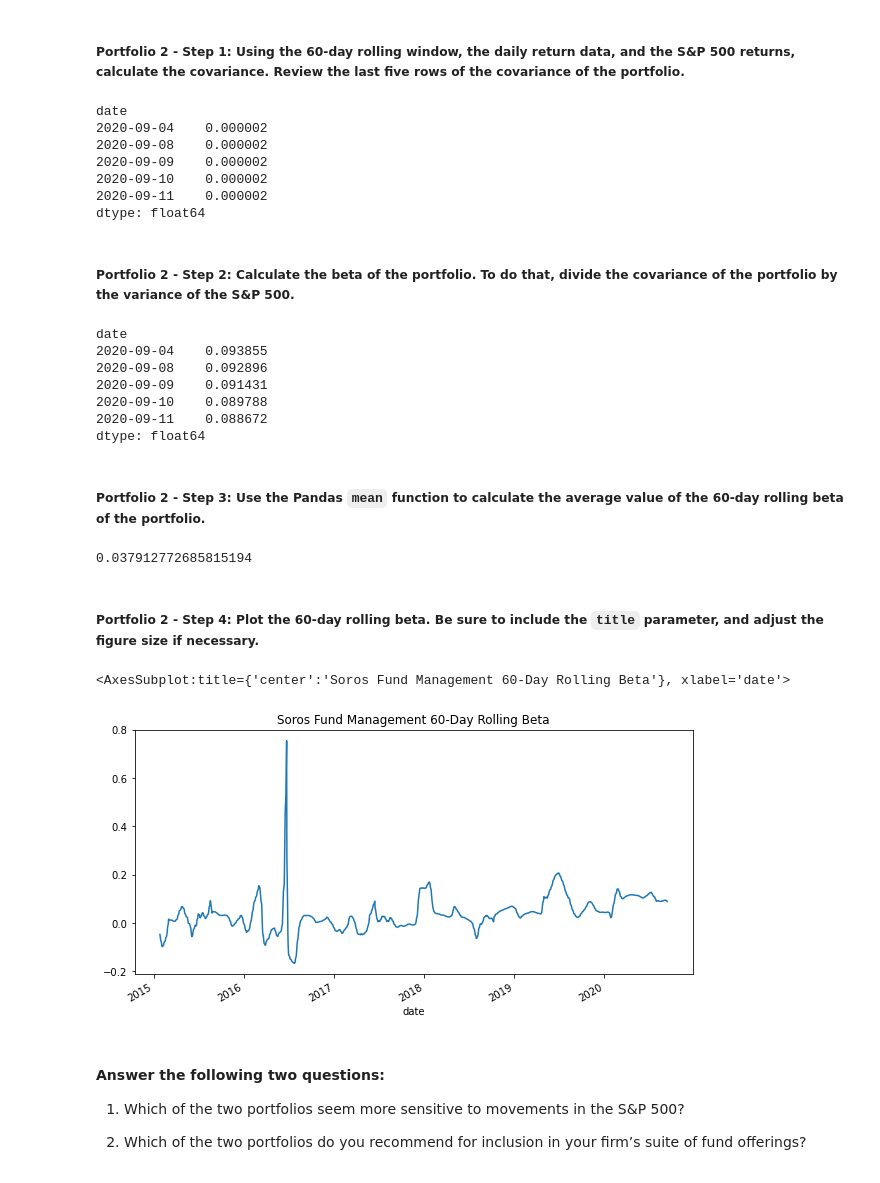
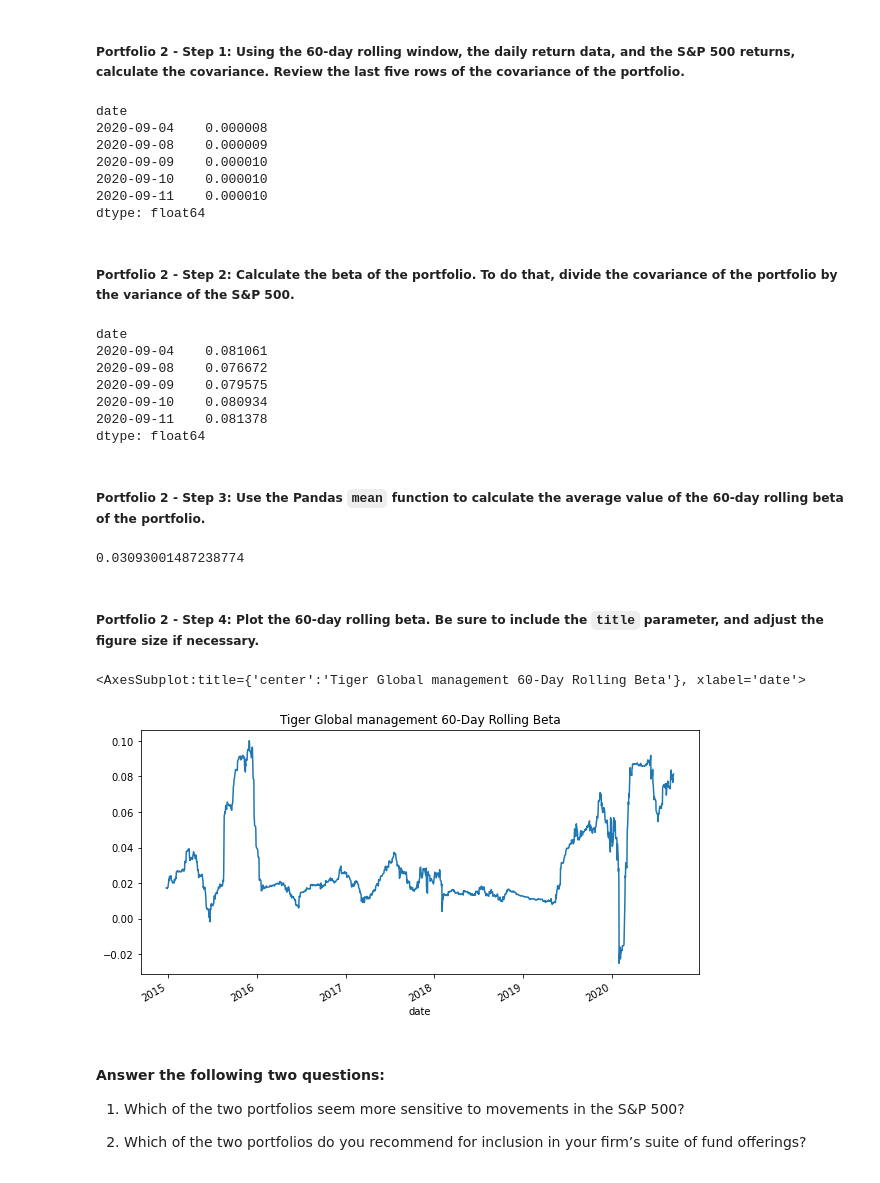
Before and after one commit to DynahB1/Challenge_04, a Jupyter notebook: Starter_Code/risk_return_analysis.ipynb, the cells around one changed output. Saved outputs shown, nothing was run; the diff lists cells and outputs as text; code cells hidden in the pictures.

```diff
--- a/Starter_Code/risk_return_analysis.ipynb
+++ b/Starter_Code/risk_return_analysis.ipynb
@@ -361,8 +361,8 @@ Your analysis is nearing completion. Now, you need to evaluate how the portfolio
 #### Use the Pandas `var` function to calculate the variance of the S&P 500 by using a 60-day rolling window. Visualize the last five rows of the variance of the S&P 500.
 # %%
 # Calculate the variance of the S&P 500 using a rolling 60-day window.
-SP_daily_returns = daily_returns_df.loc[:, "S&P 500"]
-SP_daily_returns_rvar = SP_daily_returns.rolling(window=60).var()
-SP_daily_returns_rvar.tail()
+sp_daily_returns = daily_returns_df.loc[:, "S&P 500"]
+sp_daily_returns_rvar = sp_daily_returns.rolling(window=60).var()
+sp_daily_returns_rvar.tail()
 # %% [output]
 date
@@ -437,49 +437,49 @@ beta_bh_sp.plot(figsize=(10, 5), title="Berkshire Hathaway 60-Day Rolling Beta")
 # %%
 # Calculate the covariance using a 60-day rolling window
 # Review the last five rows of the covariance data
-covariance_soros_SP = daily_returns_df["S&P 500"].rolling(window=60).cov(daily_returns_df["SOROS FUND MANAGEMENT LLC"])
+covariance_tiger_sp = daily_returns_df["TIGER GLOBAL MANAGEMENT LLC"].rolling(window=60).cov(daily_returns_df["S&P 500"])
 # %%
-covariance_soros_SP.tail()
+covariance_tiger_sp.tail()
 # %% [output]
 date
-2020-09-04    0.000002
-2020-09-08    0.000002
-2020-09-09    0.000002
-2020-09-10    0.000002
-2020-09-11    0.000002
+2020-09-04    0.000008
+2020-09-08    0.000009
+2020-09-09    0.000010
+2020-09-10    0.000010
+2020-09-11    0.000010
 dtype: float64
 # %% [markdown]
 ##### Portfolio 2 - Step 2: Calculate the beta of the portfolio. To do that, divide the covariance of the portfolio by the variance of the S&P 500.
 # %%
 # Calculate the beta based on the 60-day rolling covariance compared to the market (S&P 500)
 # Review the last five rows of the beta information
-beta_soros_sp = covariance_soros_SP / SP_daily_returns_rvar
-beta_soros_sp.tail()
+beta_tiger_sp = covariance_tiger_sp / sp_daily_returns_rvar
+beta_tiger_sp.tail()
 # %% [output]
 date
-2020-09-04    0.093855
-2020-09-08    0.092896
-2020-09-09    0.091431
-2020-09-10    0.089788
-2020-09-11    0.088672
+2020-09-04    0.081061
+2020-09-08    0.076672
+2020-09-09    0.079575
+2020-09-10    0.080934
+2020-09-11    0.081378
 dtype: float64
 # %% [markdown]
 ##### Portfolio 2 - Step 3: Use the Pandas `mean` function to calculate the average value of the 60-day rolling beta of the portfolio.
 # %%
 # Calculate the average of the 60-day rolling beta
-mean_soros_sp = beta_soros_sp.mean()
-mean_soros_sp
+mean_tiger_sp = beta_tiger_sp.mean()
+mean_tiger_sp
 # %% [output]
-0.037912772685815194
+0.03093001487238774
 # %% [markdown]
 ##### Portfolio 2 - Step 4: Plot the 60-day rolling beta. Be sure to include the `title` parameter, and adjust the figure size if necessary.
 # %%
 # Plot the rolling beta
 # Include a title parameter and adjust the figure size
-beta_soros_sp.plot(figsize=(10, 5), title="Soros Fund Management 60-Day Rolling Beta")
+beta_tiger_sp.plot(figsize=(10, 5), title="Tiger Global management 60-Day Rolling Beta")
 # %% [output]
-<AxesSubplot:title={'center':'Soros Fund Management 60-Day Rolling Beta'}, xlabel='date'>
+<AxesSubplot:title={'center':'Tiger Global management 60-Day Rolling Beta'}, xlabel='date'>
-[figure, old version]
+[figure, new version]
 # %% [markdown]
 #### Answer the following two questions:
 
```
Also changed, not shown: parts of 15 cells of this notebook.
